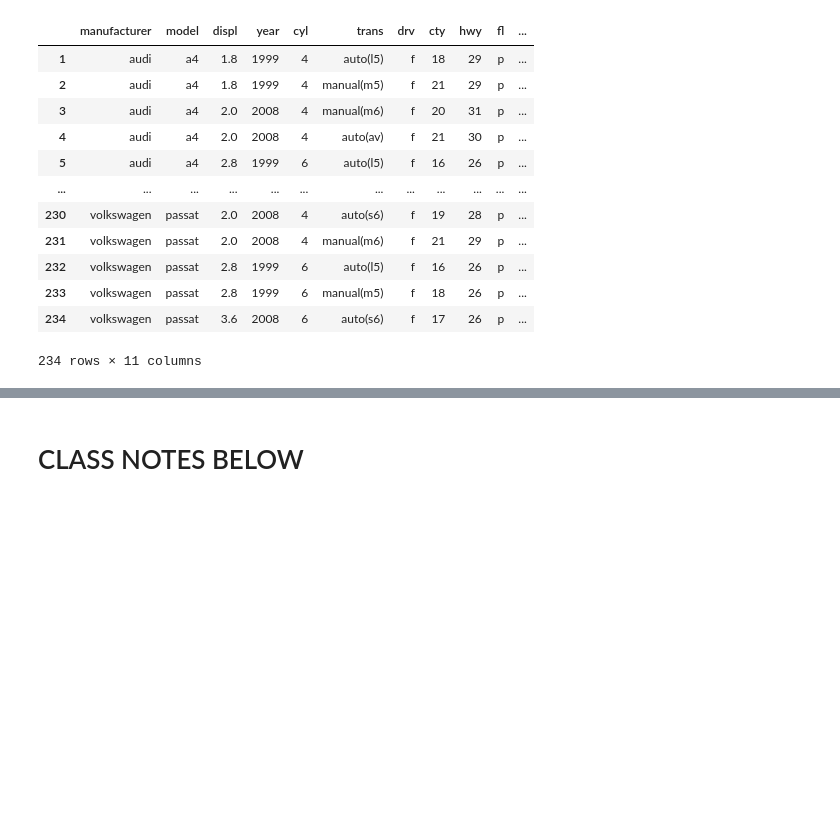
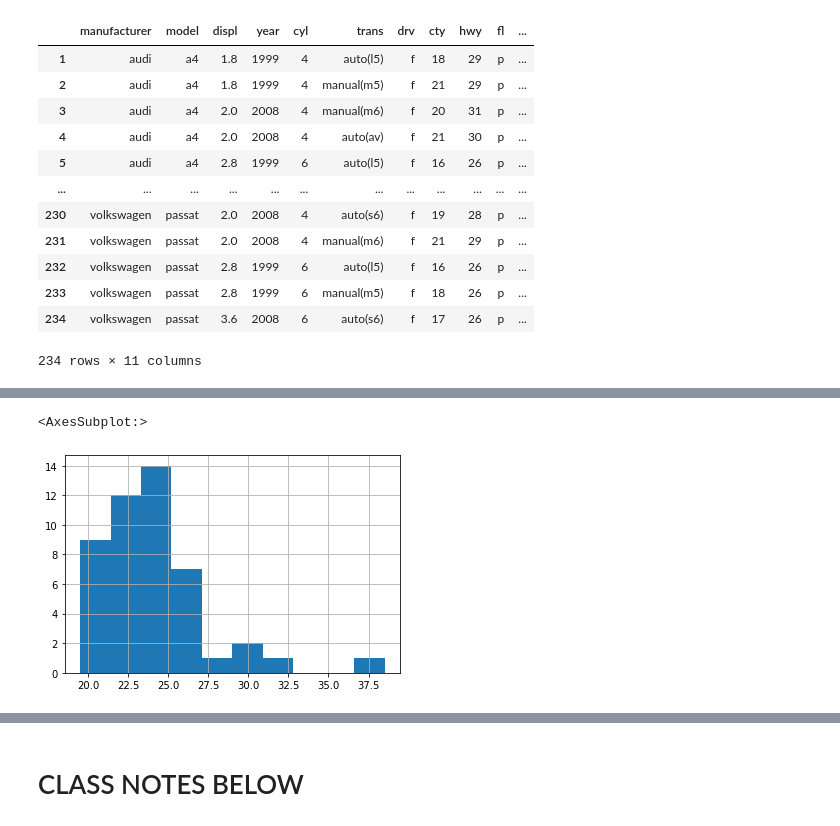
Before and after one commit to stephenkipkurui/statistics-exercises, a Jupyter notebook: hypothesis_testing.ipynb, the cells around one changed output, grey strips where cells are left out. Cells and saved outputs as stored; diff of their text form; code cells hidden in the pictures; blank space fills up the shorter version.

```diff
--- a/hypothesis_testing.ipynb
+++ b/hypothesis_testing.ipynb
@@ -587,0 +443,6 @@ Alternative Hypothesis (1-tail, a is significantly larger than b)------- Ha: μa
+# %%
+# Compact_cars_fuel_efficiency
+compact_cars_fuel_efficiency.hist()
+# %% [output]
+<AxesSubplot:>
+[figure, added]
```
Also changed, not shown: parts of 51 cells of this notebook.
